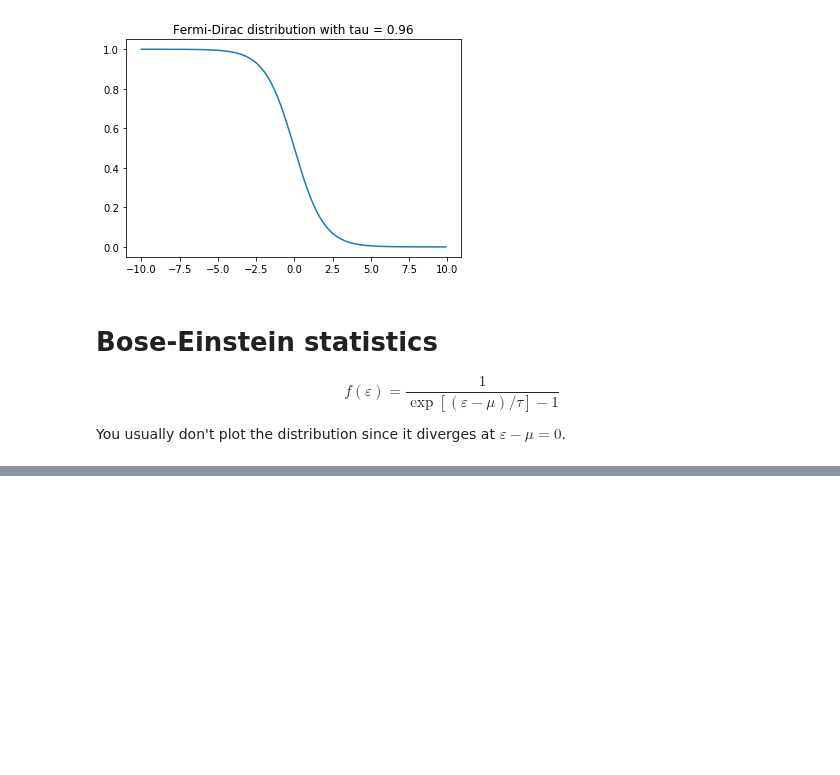
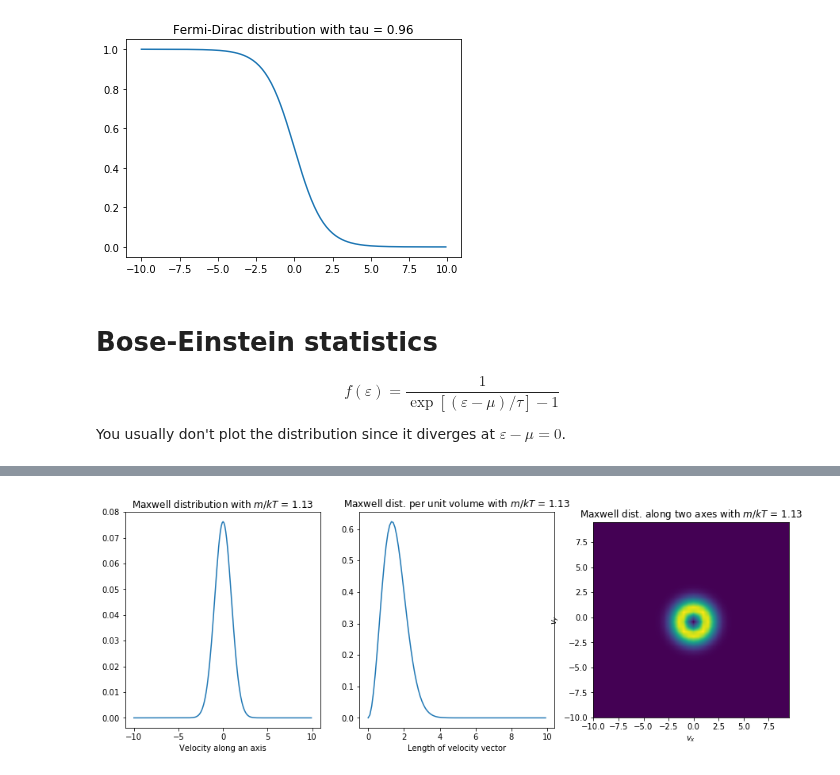
Before and after one commit to msakuta/notebooks, a Jupyter notebook: InteractiveDemo.ipynb, the cells around one changed output, grey strips where cells are left out. Cells and saved outputs as stored; diff of their text form; code cells hidden in the pictures; blank space fills up the shorter version.

Commit message:
Add Maxwell distribution to InteractiveDemo.ipynb

```diff
--- a/InteractiveDemo.ipynb
+++ b/InteractiveDemo.ipynb
@@ -224,0 +238,23 @@ You usually don't plot the distribution since it diverges at $\varepsilon-\mu=0$
+# %%
+def plotmaxwell(m_over_kt):
+    x = np.arange(-10,10,0.1)
+    fig, ax = plt.subplots(1,3, figsize=(15,5))
+    maxwell = lambda x: np.exp(-m_over_kt * x ** 2 / 2) * (m_over_kt / (2 * np.pi)) ** (3 / 2)
+    ax[0].plot(x, maxwell(x))
+    ax[0].set_title('Maxwell distribution with $m/kT$ = ' + str(m_over_kt))
+    ax[0].set_xlabel('Velocity along an axis')
+    x2 = np.arange(0,10,0.1)
+    maxwell2 = lambda x: 4 * np.pi * (x ** 2) * np.exp(-m_over_kt * x ** 2 / 2) * (m_over_kt / (2 * np.pi)) ** (3 / 2)
+    ax[1].plot(x2, maxwell2(x2))
+    ax[1].set_title('Maxwell dist. per unit volume with $m/kT$ = ' + str(m_over_kt))
+    ax[1].set_xlabel('Length of velocity vector')
+    x = np.arange(-10,10,0.5)
+    X, Y = np.meshgrid(x, x)
+    ax[2].imshow(maxwell2(np.sqrt(X ** 2 + Y ** 2)), interpolation='bilinear', extent=(min(x), max(x), min(x), max(x)))
+    ax[2].set_title('Maxwell dist. along two axes with $m/kT$ = ' + str(m_over_kt))
+    ax[2].set_xlabel('$v_x$')
+    ax[2].set_ylabel('$v_y$')
+
+interact(plotmaxwell, m_over_kt=(0.05,5,0.01));
+# %% [output]
+[figure, added]
```
Also changed, not shown: parts of 1 cell of this notebook.
